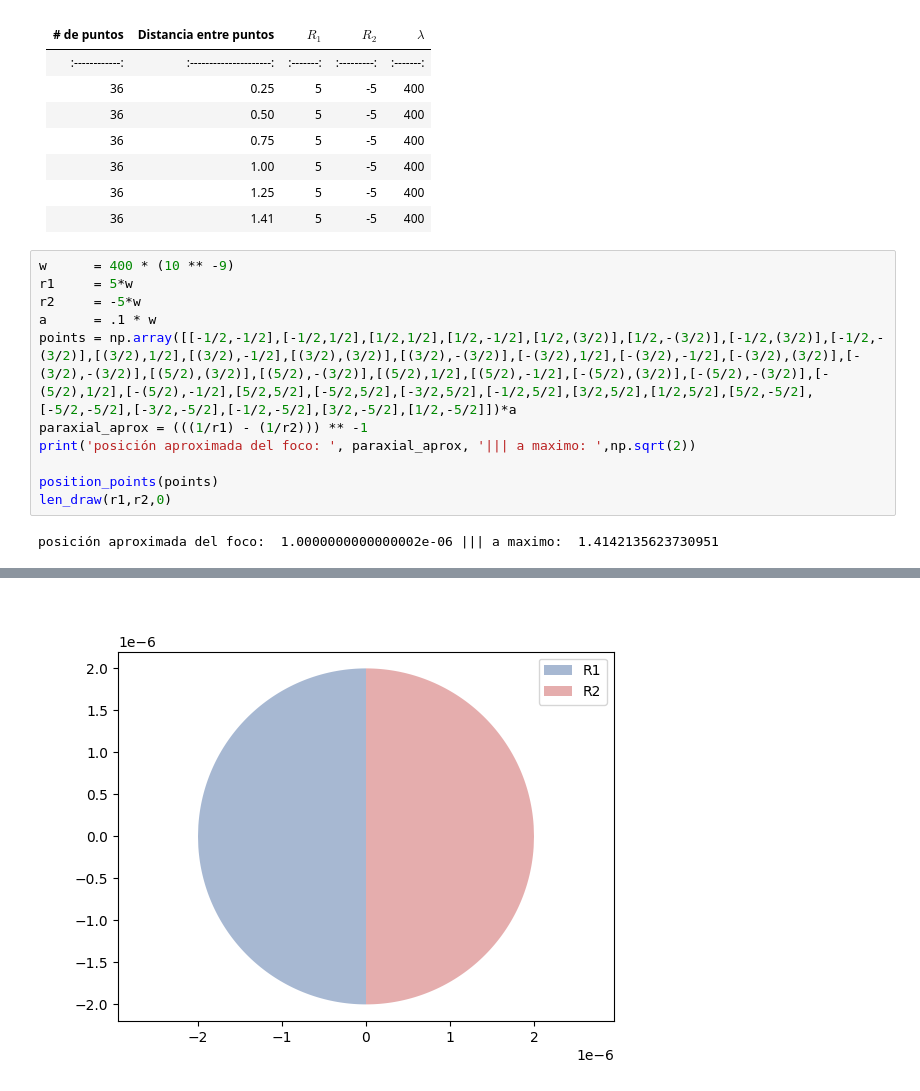
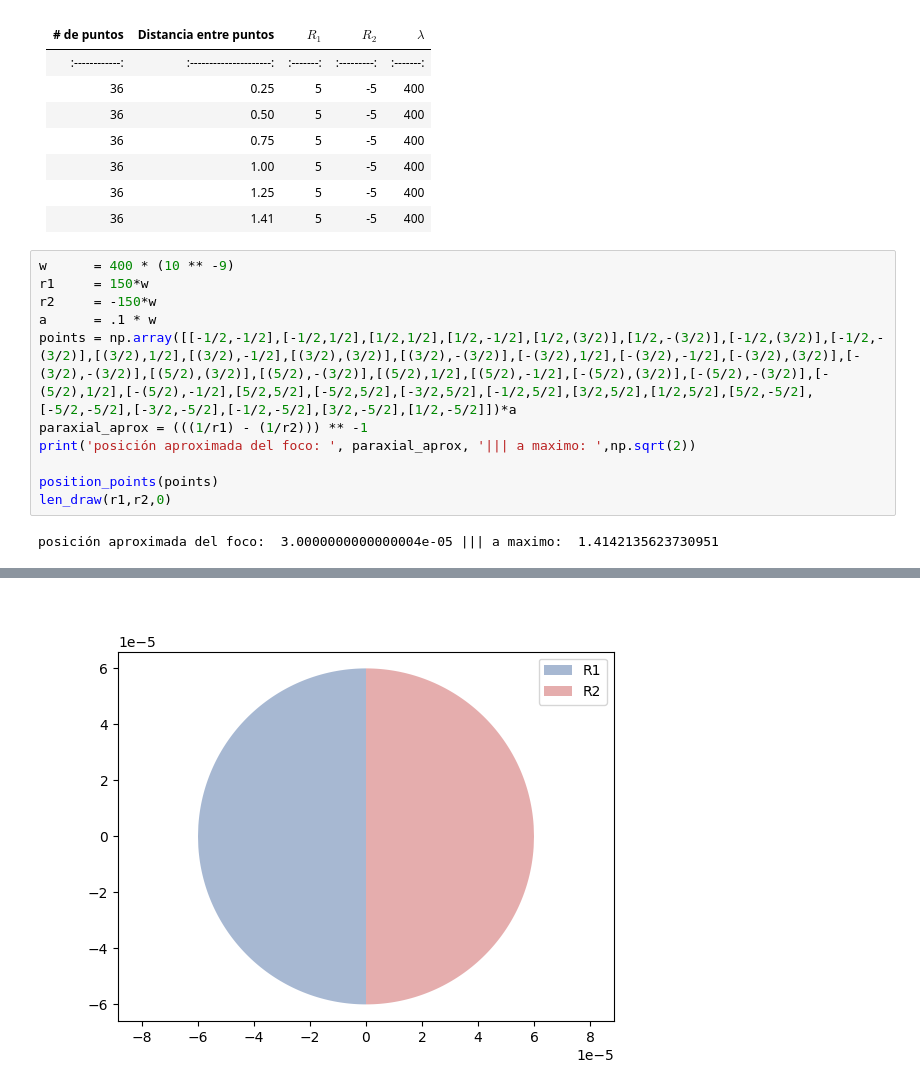
Before and after one commit to rcasalins/thesis_bachelor, a Jupyter notebook: Codigo/Tabla_36puntos.ipynb, the cells around one changed output, grey strips where cells are left out. Saved outputs shown, nothing was run; the diff lists cells and outputs as text.

```diff
--- a/Codigo/Tabla_36puntos.ipynb
+++ b/Codigo/Tabla_36puntos.ipynb
@@ -165,19 +165,19 @@ def GeometricPotencial_3D_reducido(xa, ya, za, p, wa,c,R1,R2):
 | 36           | 1.41                  | 5       | -5        |400      |
 # %%
 w      = 400 * (10 ** -9)
-r1     = 5*w
-r2     = -5*w
+r1     = 150*w
+r2     = -150*w
 a      = .1 * w
 points = np.array([[-1/2,-1/2],[-1/2,1/2],[1/2,1/2],[1/2,-1/2],[1/2,(3/2)],[1/2,-(3/2)],[-1/2,(3/2)],[-1/2,-(3/2)],[(3/2),1/2],[(3/2),-1/2],[(3/2),(3/2)],[(3/2),-(3/2)],[-(3/2),1/2],[-(3/2),-1/2],[-(3/2),(3/2)],[-(3/2),-(3/2)],[(5/2),(3/2)],[(5/2),-(3/2)],[(5/2),1/2],[(5/2),-1/2],[-(5/2),(3/2)],[-(5/2),-(3/2)],[-(5/2),1/2],[-(5/2),-1/2],[5/2,5/2],[-5/2,5/2],[-3/2,5/2],[-1/2,5/2],[3/2,5/2],[1/2,5/2],[5/2,-5/2],[-5/2,-5/2],[-3/2,-5/2],[-1/2,-5/2],[3/2,-5/2],[1/2,-5/2]])*a
 paraxial_aprox = (((1/r1) - (1/r2))) ** -1
 print('posición aproximada del foco: ', paraxial_aprox, '||| a maximo: ',np.sqrt(2))
 
 position_points(points)
 len_draw(r1,r2,0)
 # %% [output]
-posición aproximada del foco:  1.0000000000000002e-06 ||| a maximo:  1.4142135623730951
+posición aproximada del foco:  3.0000000000000004e-05 ||| a maximo:  1.4142135623730951
 [figure]
-[figure, old version]
+[figure, new version]
 # %%
 %%time
 zzz = np.linspace(1.5*w, 30*w, 1000)
```
Also changed, not shown: parts of 8 cells of this notebook, 16 other files.
